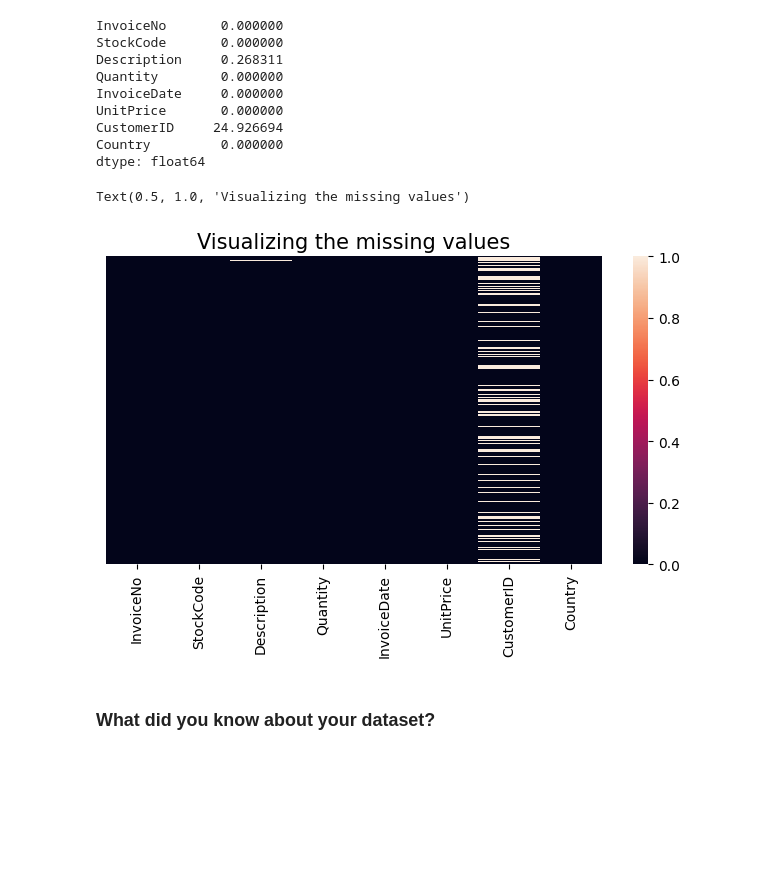
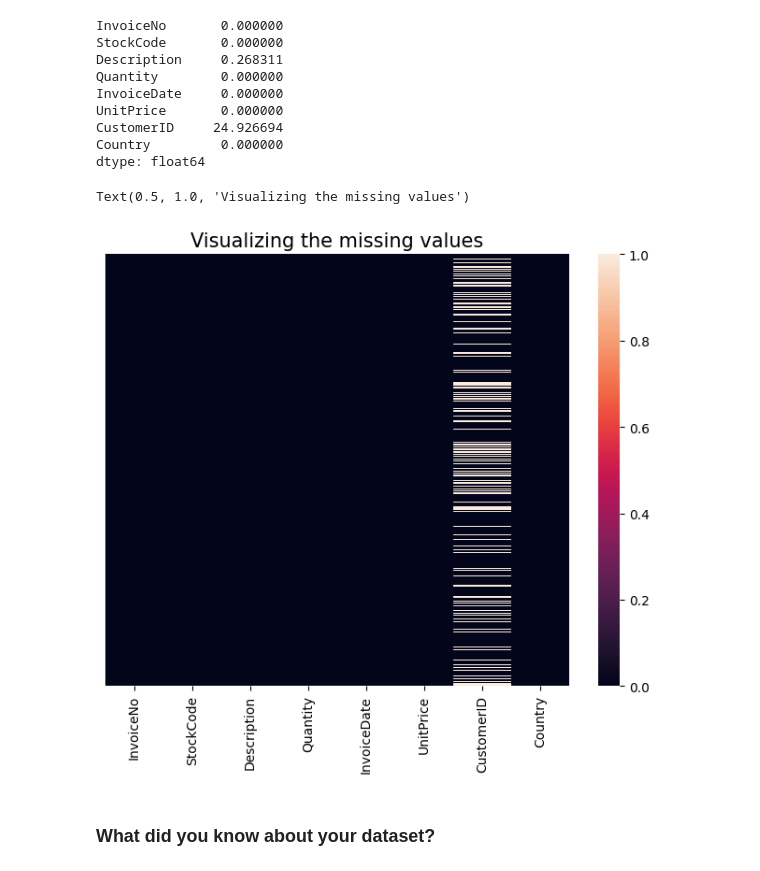
Before and after one commit to kd0176/Online-Retail-Customer-Segmentation, a Jupyter notebook: Online_Retail_Customer_Segmentation.ipynb, the cells around one changed output. Cells and saved outputs as stored; diff of their text form; code cells hidden in the pictures; blank space fills up the shorter version.

```diff
--- a/Online_Retail_Customer_Segmentation.ipynb
+++ b/Online_Retail_Customer_Segmentation.ipynb
@@ -213,12 +223,12 @@ Country         0.000000
 dtype: float64
 # %%
 # Visualizing the missing values
-plt.figure(figsize = (8,4))
+plt.figure(figsize = (8,6))
 sns.heatmap(df.isnull(), cbar=True, annot=False, yticklabels=False)
 plt.title('Visualizing the missing values', fontsize = 15)
 # %% [output]
 Text(0.5, 1.0, 'Visualizing the missing values')
-[figure, old version]
+[figure, new version]
 # %% [markdown]
 ### What did you know about your dataset?
 # %% [markdown]
```
Also changed, not shown: parts of 29 cells of this notebook.
